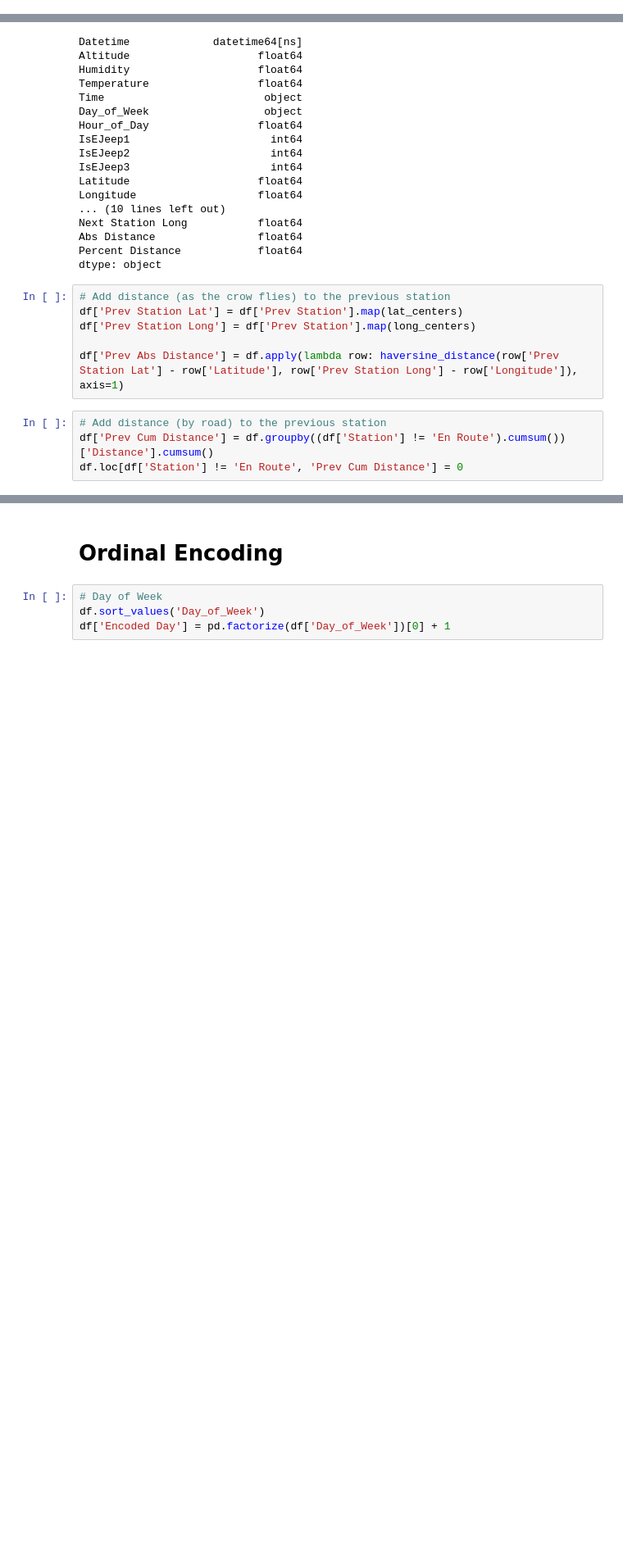
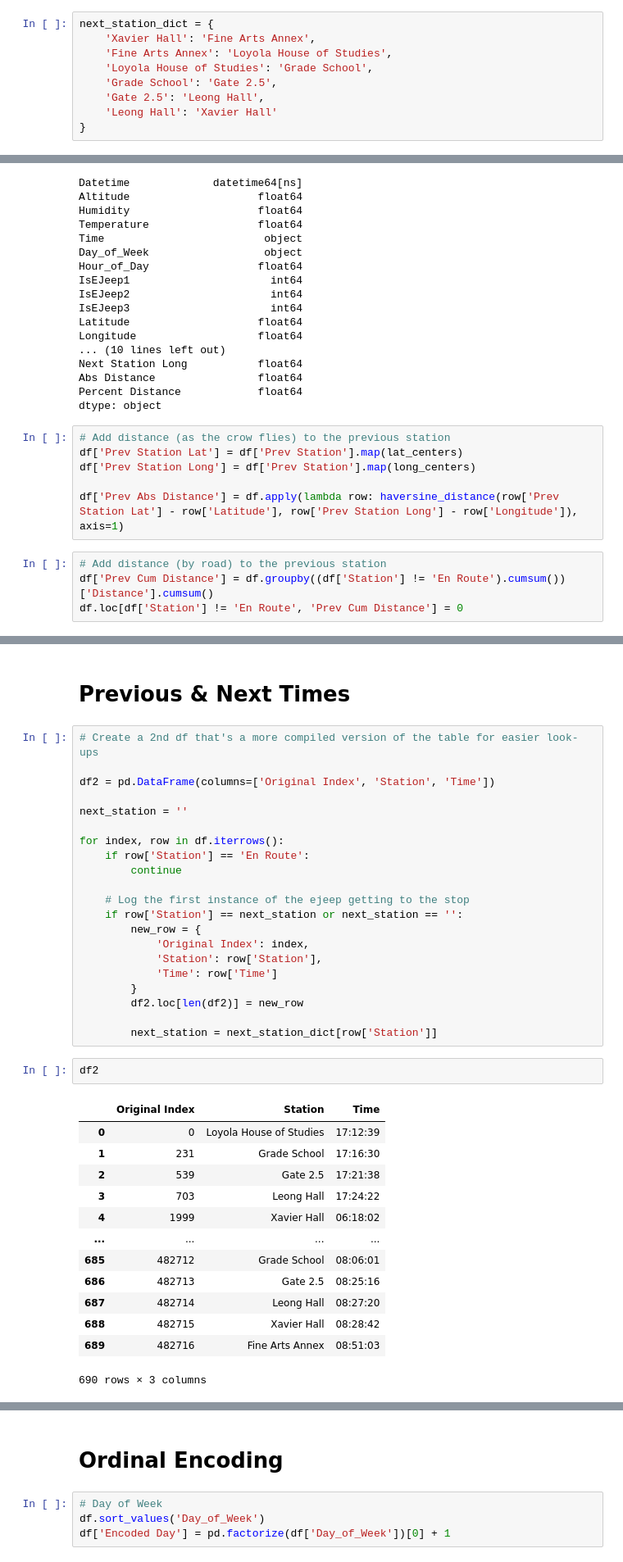
Before and after one commit to CSfromCS/VHS-Thesis, a Jupyter notebook: Data Preprocessing/DataProcessor.ipynb, the cells around one changed output, grey strips where cells are left out. Shown at 82% size. Cells and saved outputs as stored; diff of their text form; blank space fills up the shorter version.

```diff
--- a/Data Preprocessing/DataProcessor.ipynb
+++ b/Data Preprocessing/DataProcessor.ipynb
@@ -87,6 +87,15 @@ station_coord_rects = {
         }
     },
 }
+# %%
+next_station_dict = {
+    'Xavier Hall': 'Fine Arts Annex',
+    'Fine Arts Annex': 'Loyola House of Studies',
+    'Loyola House of Studies': 'Grade School',
+    'Grade School': 'Gate 2.5',
+    'Gate 2.5': 'Leong Hall',
+    'Leong Hall': 'Xavier Hall'
+}
 # %% [markdown]
 # Raw Data
 * Combine csv files from each rpi into one data frame
@@ -414,0 +431,39 @@ df.loc[df['Station'] != 'En Route', 'Prev Cum Distance'] = 0
+# %% [markdown]
+# Previous & Next Times
+# %%
+# Create a 2nd df that's a more compiled version of the table for easier look-ups
+
+df2 = pd.DataFrame(columns=['Original Index', 'Station', 'Time'])
+
+next_station = ''
+
+for index, row in df.iterrows():
+    if row['Station'] == 'En Route':
+        continue
+
+    # Log the first instance of the ejeep getting to the stop
+    if row['Station'] == next_station or next_station == '':
+        new_row = {
+            'Original Index': index,
+            'Station': row['Station'],
+            'Time': row['Time']
+        }
+        df2.loc[len(df2)] = new_row
+
+        next_station = next_station_dict[row['Station']]
+# %%
+df2
+# %% [output]
+|  | Original Index | Station | Time |
+| 0 | 0 | Loyola House of Studies | 17:12:39 |
+| 1 | 231 | Grade School | 17:16:30 |
+| 2 | 539 | Gate 2.5 | 17:21:38 |
+| 3 | 703 | Leong Hall | 17:24:22 |
+| 4 | 1999 | Xavier Hall | 06:18:02 |
+| ... | ... | ... | ... |
+| 685 | 482712 | Grade School | 08:06:01 |
+| 686 | 482713 | Gate 2.5 | 08:25:16 |
+| 687 | 482714 | Leong Hall | 08:27:20 |
+| 688 | 482715 | Xavier Hall | 08:28:42 |
+| 689 | 482716 | Fine Arts Annex | 08:51:03 |
+690 rows × 3 columns
```
Also changed, not shown: parts of 10 cells of this notebook.
